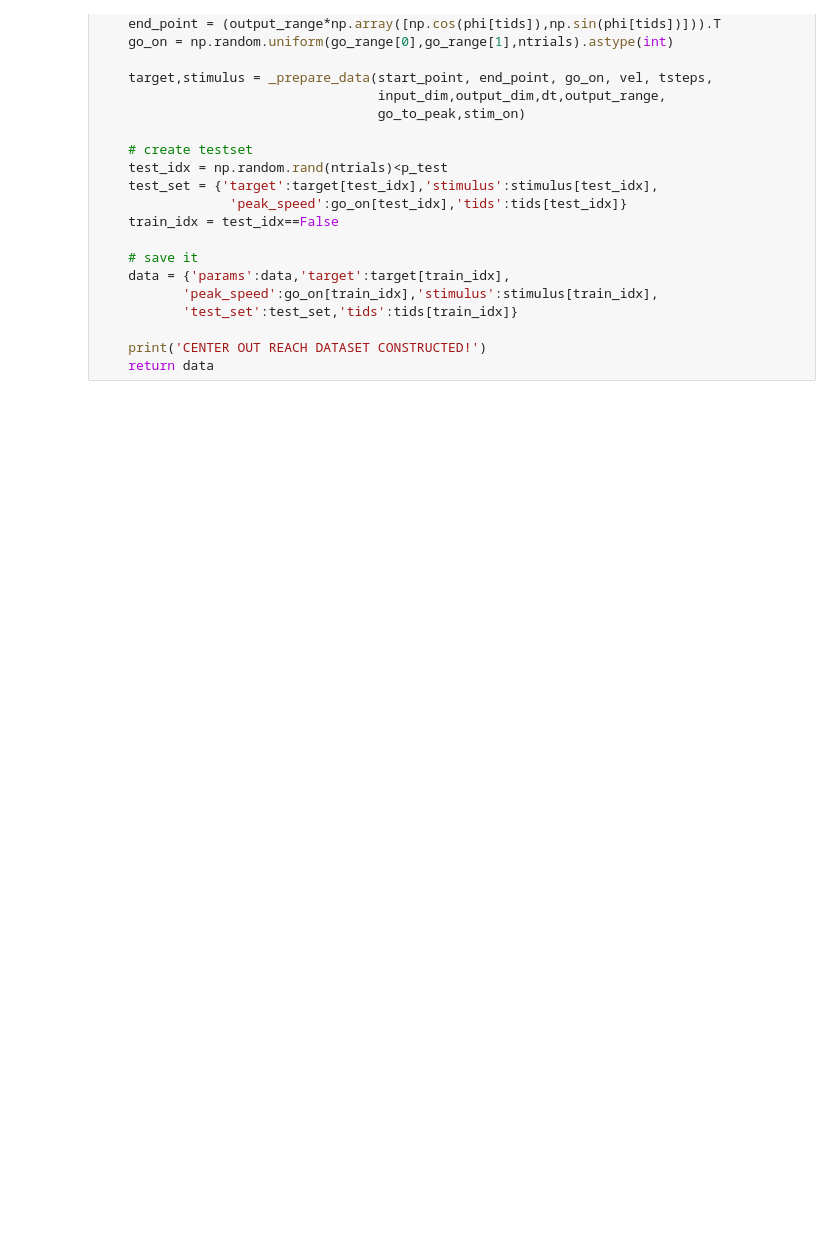
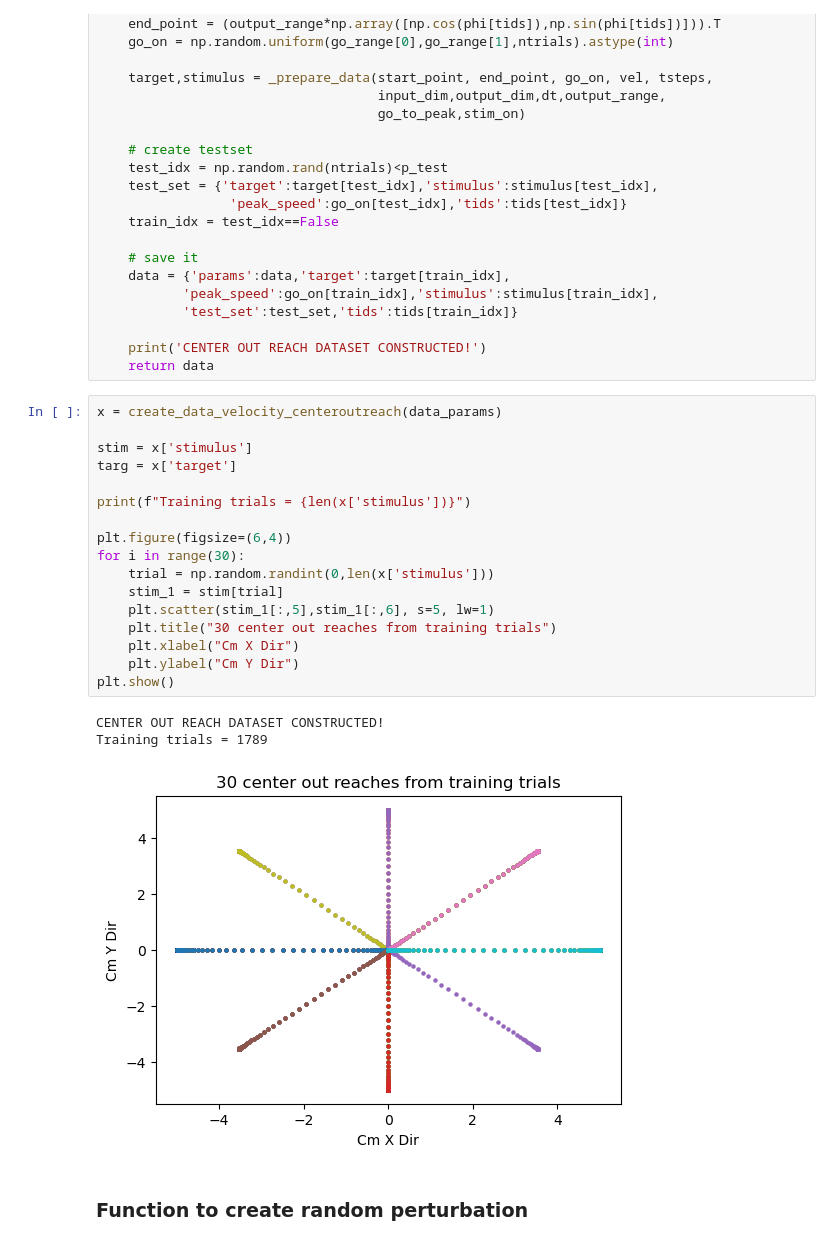
Before and after one commit to todorovdi/Feulner_feedback-driven-plasticity, a Jupyter notebook: dataset_test.ipynb, the cells around one changed output. Cells and saved outputs as stored; diff of their text form; blank space fills up the shorter version.

```diff
--- a/dataset_test.ipynb
+++ b/dataset_test.ipynb
@@ -299,6 +320,29 @@ def create_data_velocity_centeroutreach(data):
 
     print('CENTER OUT REACH DATASET CONSTRUCTED!')
     return data
+# %%
+x = create_data_velocity_centeroutreach(data_params)
+
+stim = x['stimulus']
+targ = x['target']
+
+print(f"Training trials = {len(x['stimulus'])}")
+
+plt.figure(figsize=(6,4))
+for i in range(30):
+    trial = np.random.randint(0,len(x['stimulus']))
+    stim_1 = stim[trial]
+    plt.scatter(stim_1[:,5],stim_1[:,6], s=5, lw=1)
+    plt.title("30 center out reaches from training trials")
+    plt.xlabel("Cm X Dir")
+    plt.ylabel("Cm Y Dir")
+plt.show()
+# %% [output]
+CENTER OUT REACH DATASET CONSTRUCTED!
+Training trials = 1789
+[figure, added]
+# %% [markdown]
+### Function to create random perturbation
 # %%
 def perturb(tdat,batch_size,dpert):
     '''
```
Also changed, not shown: parts of 13 cells of this notebook.
